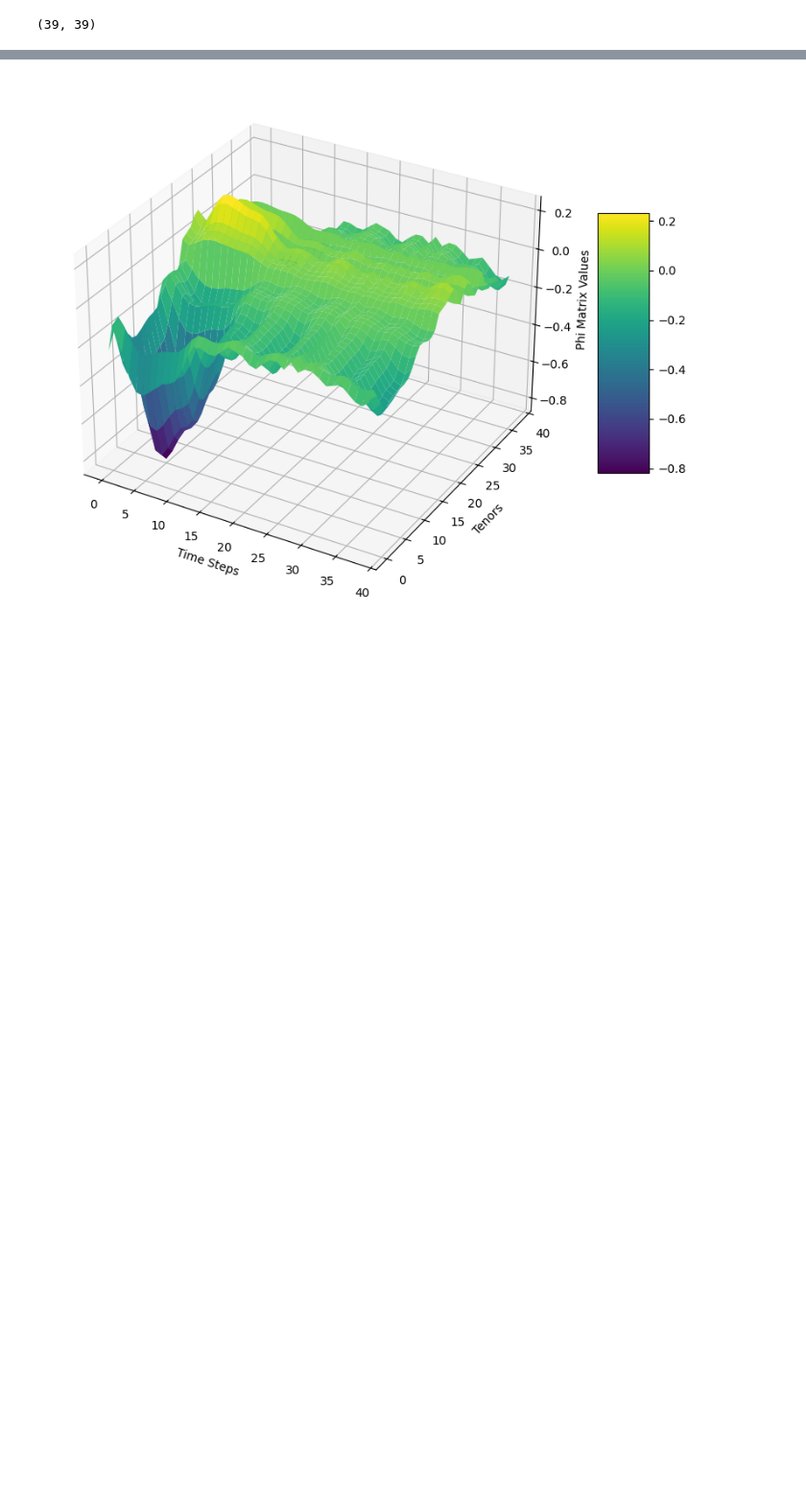
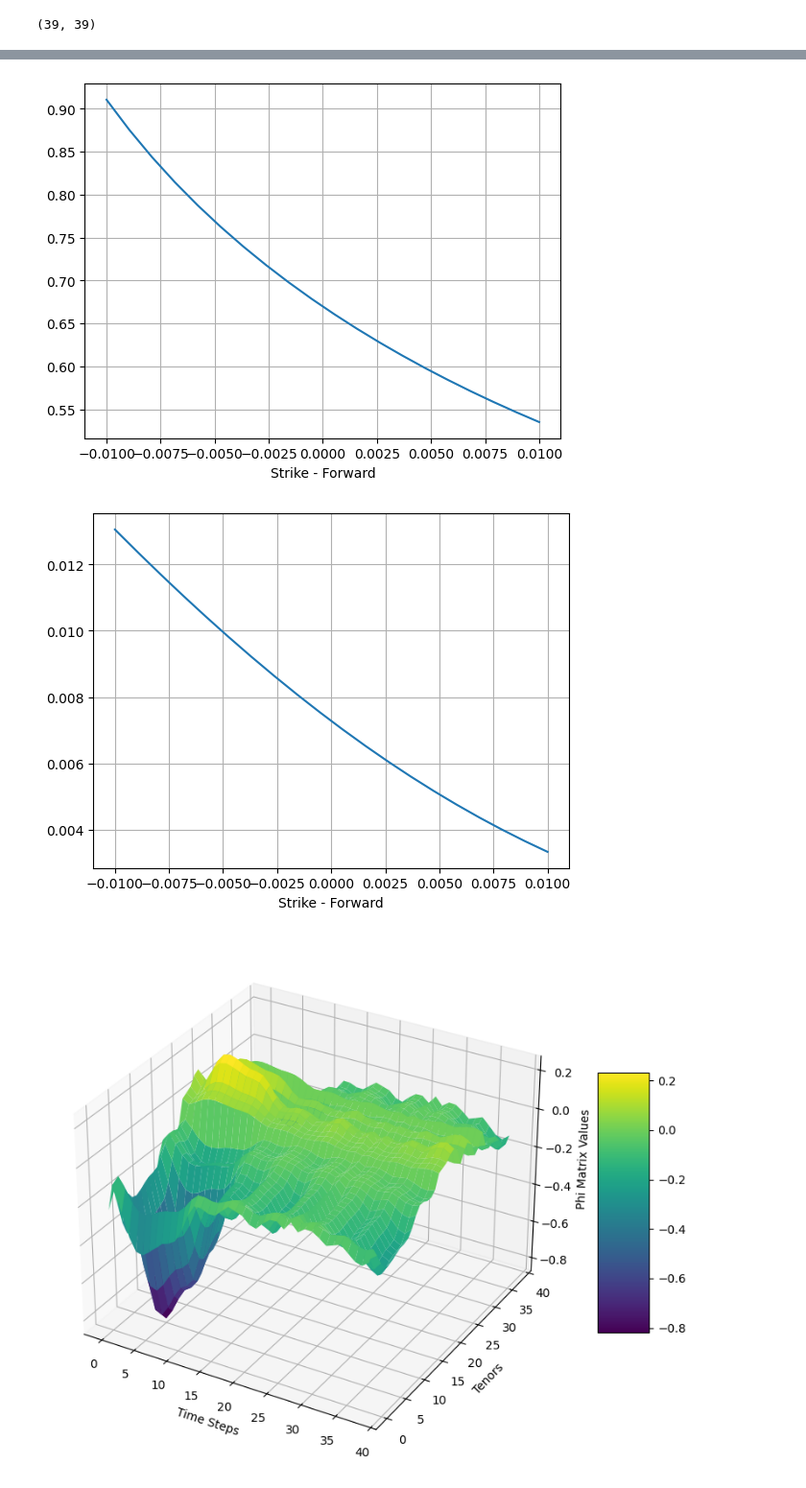
Before and after one commit to Dunkalot/gamma-vega-rl-hedging, a Jupyter notebook: test.ipynb, the cells around one changed output, grey strips where cells are left out. Shown at 96% size. Drawn from its saved outputs; the diff is of its cells as text; code cells hidden in the pictures; blank space fills up the shorter version.

```diff
--- a/test.ipynb
+++ b/test.ipynb
@@ -838,3 +1383,74 @@ integral=5.257216707941191e-06
+# %%
+class SABR():
+    def __init__(self, sigma_0, beta, rho, volvol, K, r, q):
+        self.sigma_0 = sigma_0
+        self.beta = beta
+        self.rho = rho
+        self.volvol = volvol
+        self.K = K
+        self.r = r
+        self.q = q
+
+    def get_implied_vol(self, tt, price):
+        """Convert SABR instantaneous vol to option implied vol
+
+        Args:
+            tt (np.ndarray): time to maturity in shape (num_period,)
+            price (np.ndarray): underlying stock price in shape (num_path, num_period)
+
+        Returns:
+            np.ndarray: implied vol in shape (num_path, num_period)
+        """
+        return self._sabr_implied_vol(self.sigma_0 * np.ones_like(price), tt, price)
+    def _sabr_implied_vol(self, vol, tt, price):
+            """Convert SABR instantaneous vol to option implied vol
+
+            Args:
+                vol (np.ndarray): SABR instantaneous vol in shape (num_path, num_period)
+                tt (np.ndarray): time to maturity in shape (num_period,)
+                price (np.ndarray): underlying stock price in shape (num_path, num_period)
+
+            Returns:
+                np.ndarray: implied vol in shape (num_path, num_period)
+            """
+            F = price * np.exp((self.r - self.q) * tt)
+            x = (F * self.K) ** ((1 - self.beta) / 2)
+            y = (1 - self.beta) * np.log(F / self.K)
+            A = vol / (x * (1 + y * y / 24 + y * y * y * y / 1920))
+            B = 1 + tt * (
+                    ((1 - self.beta) ** 2) * (vol * vol) / (24 * x * x)
+                    + self.rho * self.beta * self.volvol * vol / (4 * x)
+                    + self.volvol * self.volvol * (2 - 3 * self.rho * self.rho) / 24
+            )
+            Phi = (self.volvol * x / vol) * np.log(F / self.K)
+            Chi = np.log((np.sqrt(1 - 2 * self.rho * Phi + Phi * Phi) + Phi - self.rho) / (1 - self.rho))
+
+            SABRIV = np.where(F == self.K, vol * B / (F ** (1 - self.beta)), A * B * Phi / Chi)
+
+            return SABRIV
+iv_list = []
+black_price_list = []
+for k in np.linspace(0.01, 0.03, 20):
+    iv = SABR(sigma_0=0.1, beta=0.5, rho=-0.77, volvol=0.5, K=k, r = 0, q=0).get_implied_vol(tt=2, price=np.array([0.02]))
+    iv_list.append(iv)
+    bp = black_price(F=0.02, K=k, sigma=iv, T=2, r=0, option_type="call")
+    black_price_list.append(bp)
+plt.plot(np.linspace(0.01, 0.03, 20)-0.02,iv_list)
+plt.grid()
+plt.xlabel("Strike - Forward")
+#sigma_0, alpha, beta, rho =   get_sabr_params(1, 5, resolution=2, tau=0.5, rho_mat=rho_mat_0m_interpolated, theta_mat=theta_mat_0m_interpolated, phi_mat=phi_mat_0m_interpolated, lmm=lmm)
+#plt.ylim(0.1,1)
+plt.show()
+
+
+
+plt.plot(np.linspace(0.01, 0.03, 20)-0.02,black_price_list)
+plt.grid()
+plt.xlabel("Strike - Forward")
+plt.show()
+# %% [output]
+[figure, added]
+[figure, added]
 # %%
 import numpy as np
 
```
Also changed, not shown: parts of 16 cells of this notebook.
